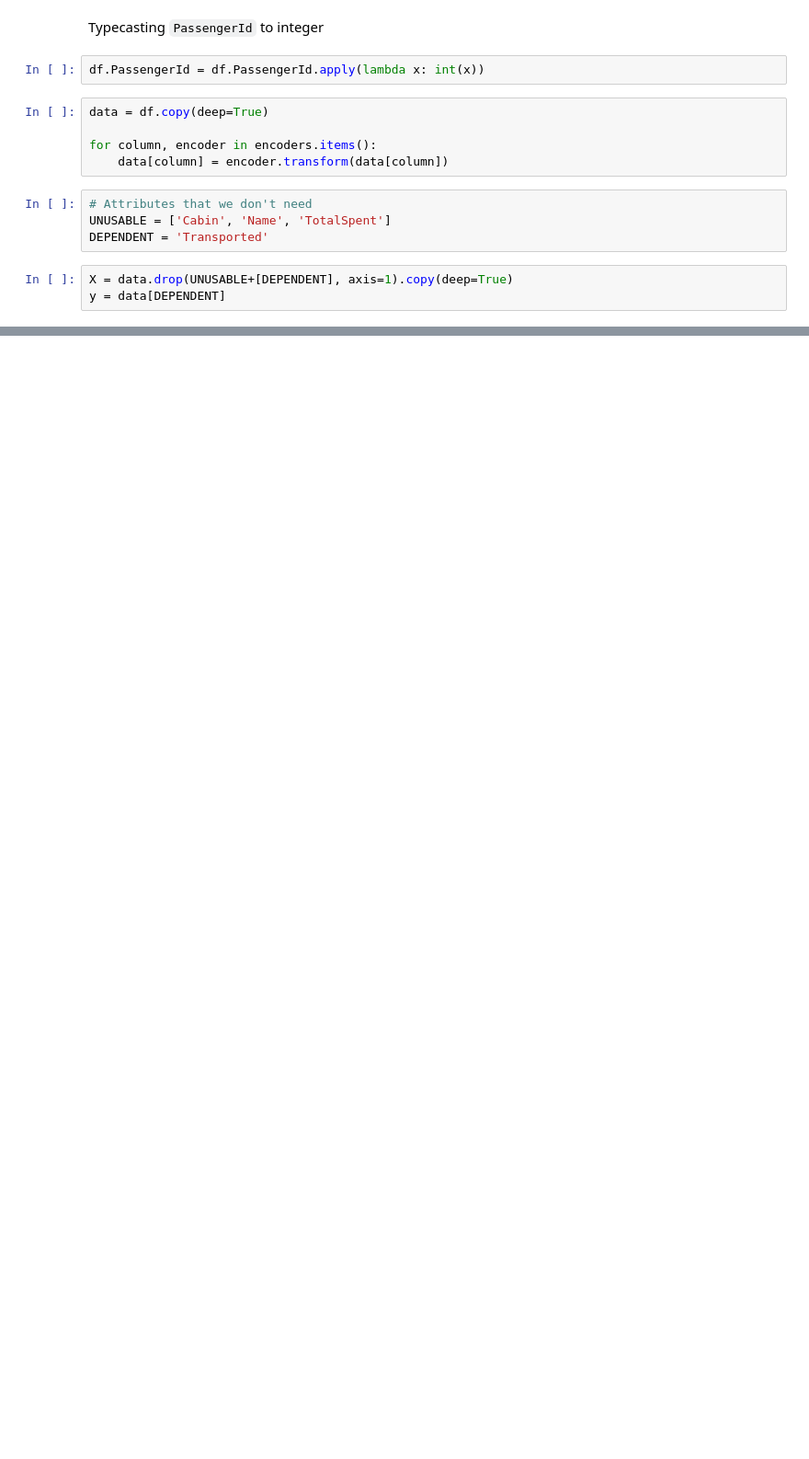
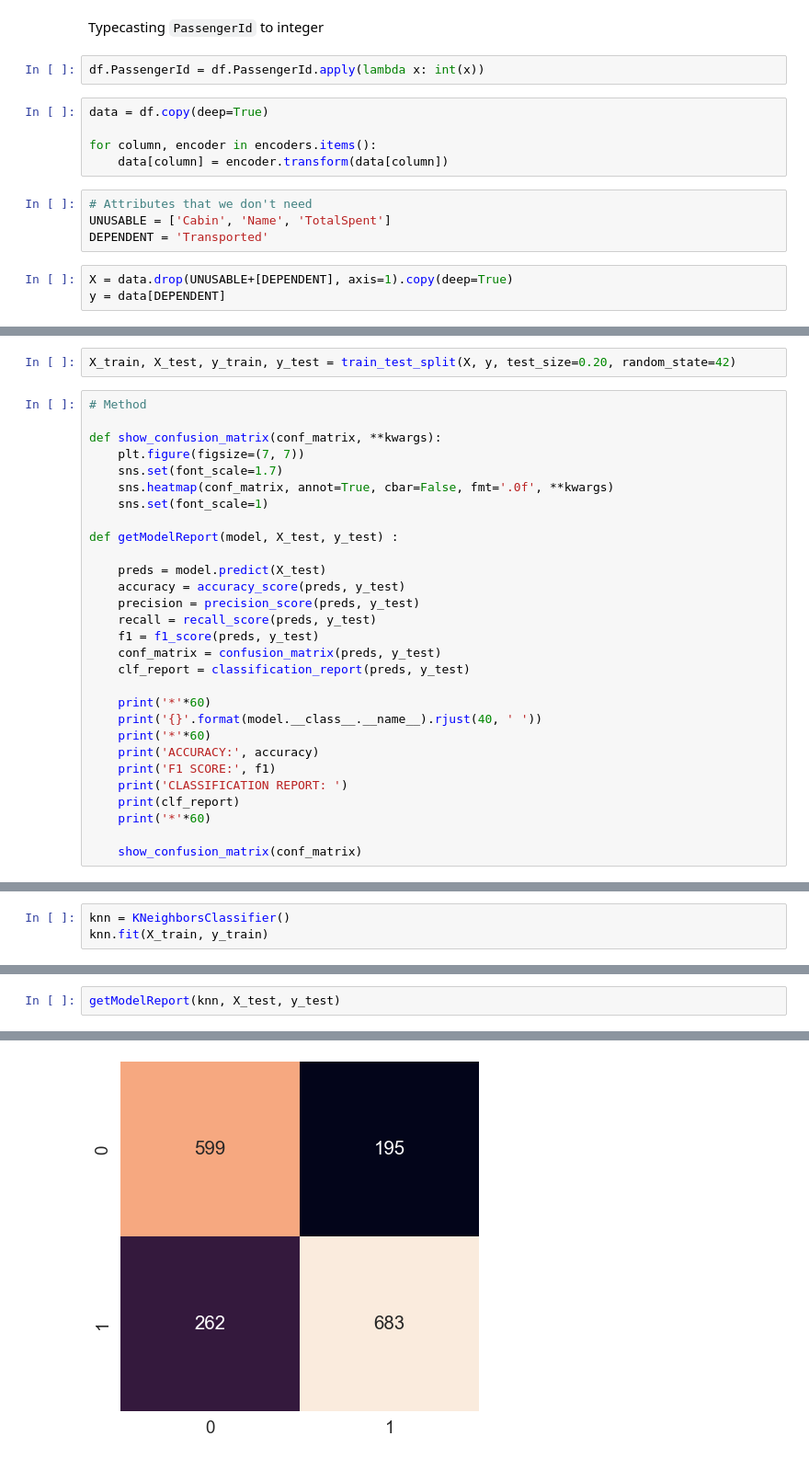
Before and after one commit to team-pass-ds/Spaceship-Titanic, a Jupyter notebook: notebooks/mukhopadhyay-eda-notebook.ipynb, the cells around one changed output, grey strips where cells are left out. Shown at 92% size. Cells and saved outputs as stored; diff of their text form; blank space fills up the shorter version.

```diff
--- a/notebooks/mukhopadhyay-eda-notebook.ipynb
+++ b/notebooks/mukhopadhyay-eda-notebook.ipynb
@@ -751,0 +765,31 @@ X.sample(10).style.background_gradient(cmap="Pastel1")
+# %%
+X_train, X_test, y_train, y_test = train_test_split(X, y, test_size=0.20, random_state=42)
+# %%
+# Method
+
+def show_confusion_matrix(conf_matrix, **kwargs):
+    plt.figure(figsize=(7, 7))
+    sns.set(font_scale=1.7)
+    sns.heatmap(conf_matrix, annot=True, cbar=False, fmt='.0f', **kwargs)
+    sns.set(font_scale=1)
+
+def getModelReport(model, X_test, y_test) :
+
+    preds = model.predict(X_test)
+    accuracy = accuracy_score(preds, y_test)
+    precision = precision_score(preds, y_test)
+    recall = recall_score(preds, y_test)
+    f1 = f1_score(preds, y_test)
+    conf_matrix = confusion_matrix(preds, y_test)
+    clf_report = classification_report(preds, y_test)
+
+    print('*'*60)
+    print('{}'.format(model.__class__.__name__).rjust(40, ' '))
+    print('*'*60)
+    print('ACCURACY:', accuracy)
+    print('F1 SCORE:', f1)
+    print('CLASSIFICATION REPORT: ')
+    print(clf_report)
+    print('*'*60)
+
+    show_confusion_matrix(conf_matrix)
@@ -751,0 +798,3 @@ X.sample(10).style.background_gradient(cmap="Pastel1")
+# %%
+knn = KNeighborsClassifier()
+knn.fit(X_train, y_train)
@@ -751,0 +805,3 @@ X.sample(10).style.background_gradient(cmap="Pastel1")
+# %%
+getModelReport(knn, X_test, y_test)
+# %% [output]
@@ -751,0 +824 @@ X.sample(10).style.background_gradient(cmap="Pastel1")
+[figure, added]
```
Also changed, not shown: parts of 14 cells of this notebook.
